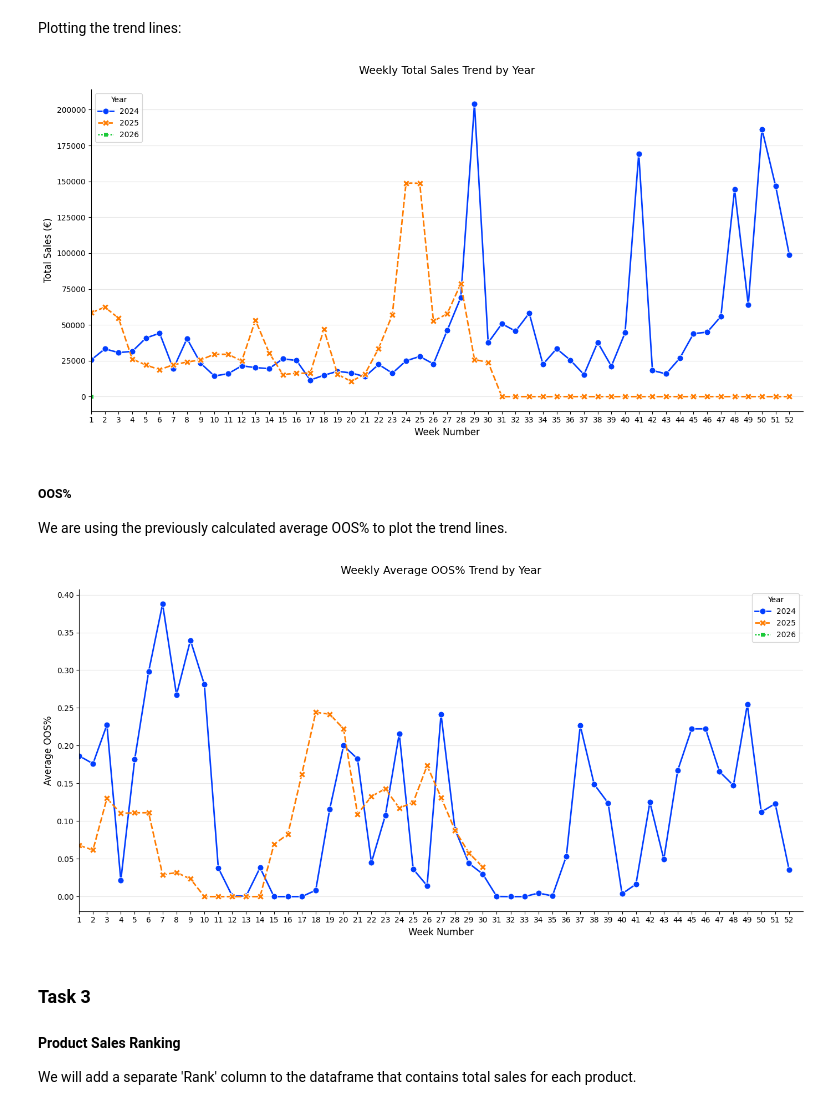
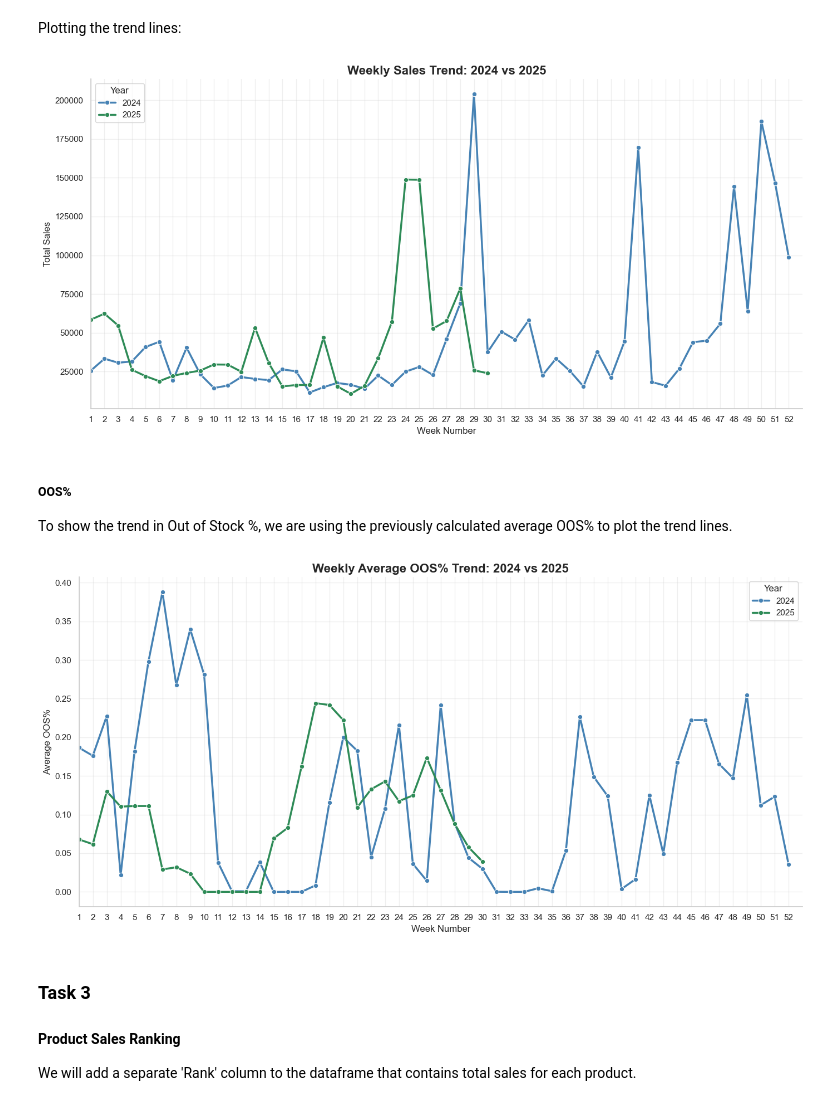
Before and after one commit to kseniyapiven/eCom, a Jupyter notebook: notebooks/analysis.ipynb, the cells around one changed output. Drawn from its saved outputs; the diff is of its cells as text; code cells hidden in the pictures.

Commit message:
fix plots: total sales+ average oos

```diff
--- a/notebooks/analysis.ipynb
+++ b/notebooks/analysis.ipynb
@@ -146,0 +115,6 @@ Next, we are summing up the total sales across all products for each week within
+# %%
+def smart_sum(x):
+    """Sum that preserves NaN if all values are NaN"""
+    if x.isna().all():
+        return np.nan
+    return x.sum()
@@ -147,7 +123,5 @@ Next, we are summing up the total sales across all products for each week within
 # %%
 agg_df = analysis_df.groupby(['Year', 'Week']).agg({
-    'Total Sales': 'sum',
+    'Total Sales': smart_sum,
     'OOS%': 'mean'
 }).reset_index()
-
-print(agg_df)
@@ -171,43 +139,38 @@ Plotting the trend lines:
 # %%
 import seaborn as sns
 import matplotlib.pyplot as plt
+
+agg_df = agg_df[agg_df['Year'].isin([2024, 2025])] # drop 2026
 
 plt.figure(figsize=(14, 7))
 
 sns.lineplot(
     data=agg_df,
     x='Week',
     y='Total Sales',
     hue='Year',
-    style='Year',
-    palette='bright',
     markers=True,
-    markersize=8,
-    linewidth=2,
-    estimator=None
+    marker='o',
+    palette={2024: 'steelblue', 2025: 'seagreen'},
+    linewidth=2.5,
 )
 
-# Customize the plot
-plt.title('Weekly Total Sales Trend by Year', fontsize=14, pad=20)
+plt.title('Weekly Sales Trend: 2024 vs 2025', fontsize=16, fontweight='bold')
 plt.xlabel('Week Number', fontsize=12)
-plt.ylabel('Total Sales (€)', fontsize=12)
+plt.ylabel('Total Sales', fontsize=12)
+plt.legend(title='Year', title_fontsize=12)
 plt.xticks(range(1, 53))  # 52 weeks
 plt.xlim(1, 53)
-plt.grid(axis='y', alpha=0.3)
-
+plt.grid(True, alpha=0.3)
+plt.tight_layout()
 sns.despine()
-plt.tight_layout()
-plt.show()
 # %% [output]
-[figure, old version]
+[figure, new version]
 # %% [markdown]
 ##### OOS%
 
-We are using the previously calculated average OOS% to plot the trend lines.
+To show the trend in Out of Stock %, we are using the previously calculated average OOS% to plot the trend lines.
 # %%
-import seaborn as sns
-import matplotlib.pyplot as plt
-
 plt.figure(figsize=(14, 7))
 
 sns.lineplot(
@@ -215,26 +178,23 @@ sns.lineplot(
     x='Week',
     y='OOS%',
     hue='Year',
-    style='Year',
-    palette='bright',
     markers=True,
-    markersize=8,
-    linewidth=2,
-    estimator=None
+    marker='o',
+    palette={2024: 'steelblue', 2025: 'seagreen'},
+    linewidth=2.5,
 )
 
-plt.title('Weekly Average OOS% Trend by Year', fontsize=14, pad=20)
+plt.title('Weekly Average OOS% Trend: 2024 vs 2025', fontsize=16, fontweight='bold')
 plt.xlabel('Week Number', fontsize=12)
 plt.ylabel('Average OOS%', fontsize=12)
+plt.legend(title='Year', title_fontsize=12)
 plt.xticks(range(1, 53))  # 52 weeks
 plt.xlim(1, 53)
-plt.grid(axis='y', alpha=0.3)
-
+plt.grid(True, alpha=0.3)
+plt.tight_layout()
 sns.despine()
-plt.tight_layout()
-plt.show()
 # %% [output]
-[figure, old version]
+[figure, new version]
 # %% [markdown]
 ### Task 3
 #### Product Sales Ranking
```
Also changed, not shown: parts of 10 cells of this notebook.
